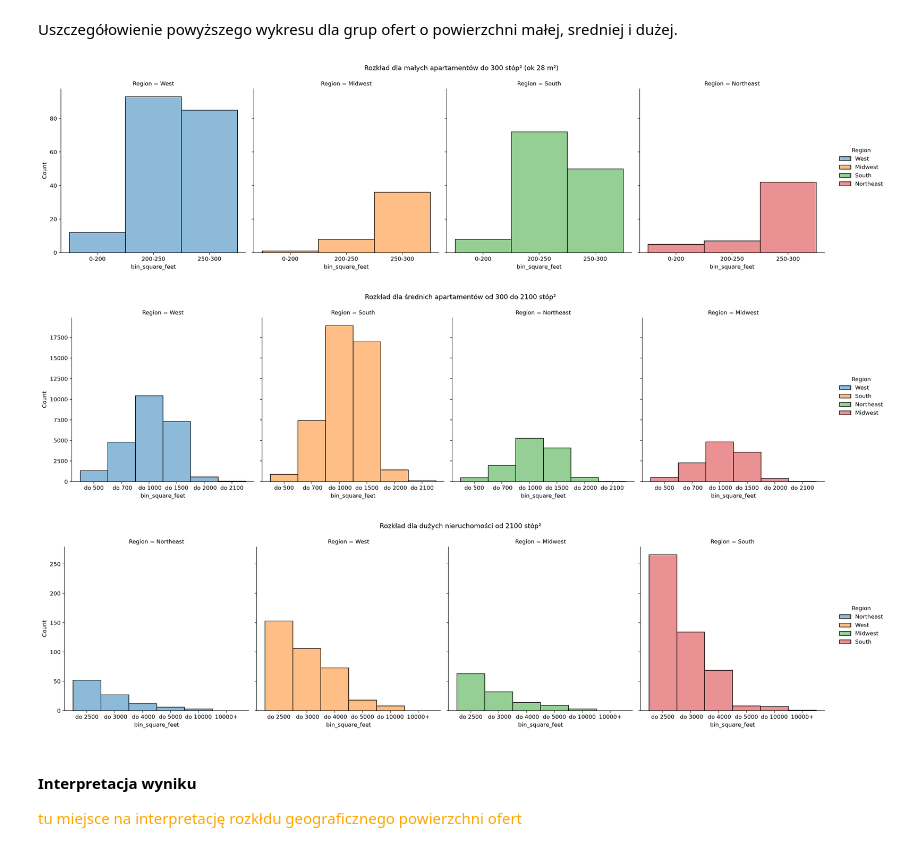
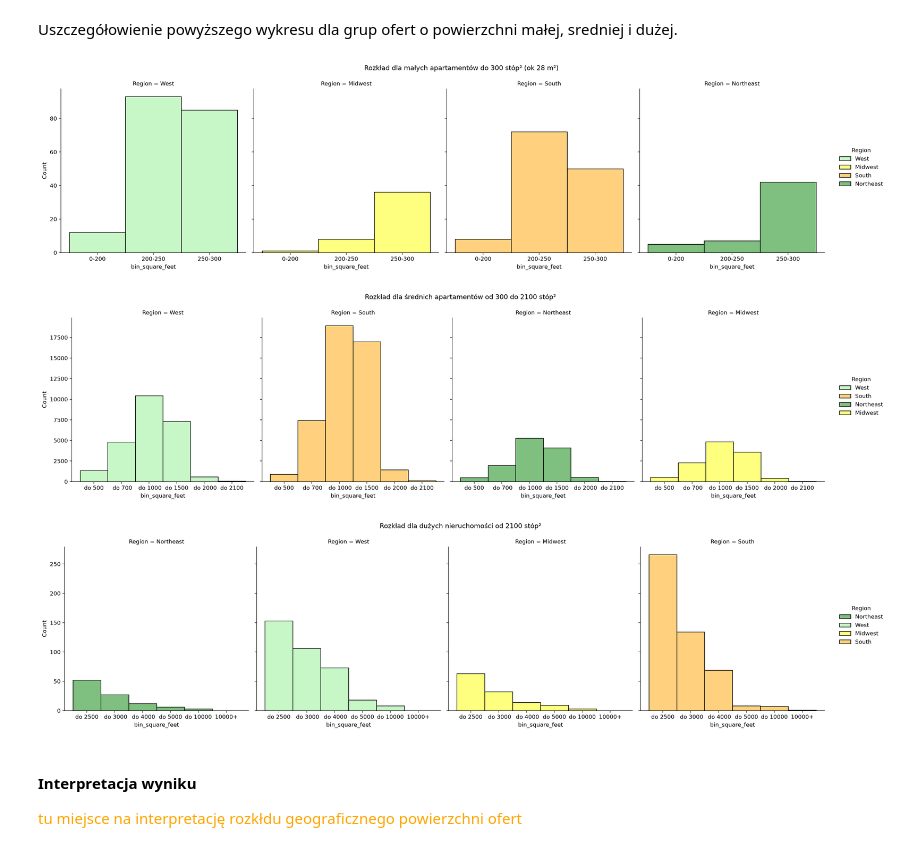
Before and after one commit to michalinahinc/Kurs_Analiza, a Jupyter notebook: analiza.ipynb, the cells around one changed output. Saved outputs shown, nothing was run; the diff lists cells and outputs as text; code cells hidden in the pictures.

```diff
--- a/analiza.ipynb
+++ b/analiza.ipynb
@@ -200,11 +200,28 @@ agg = (
 
 # wykres
 
+region_colors = {
+    "Northeast": "green",
+    "Midwest": "yellow",
+    "South": "orange",
+    "West": "lightgreen"
+}
+charakter_colors = {
+    "Roln": "green",
+    "Roln Przem": "darkolivegreen",
+    "Roln Przem Turyst": "lightgreen",
+    "Roln Turyst": "darkgoldenrod",
+    "Przem":"brown",
+    "Przem Turyst": "darkorange",
+    "Turyst": "yellow",
+    "": "skyblue"
+}
 fig = px.scatter(
     agg,
     x="charakter",
     y="bin_square_feet",
     color="Region",
+    color_discrete_map=region_colors,
     size="liczba",
     size_max=60,
     hover_data=["liczba"],
@@ -226,35 +243,41 @@ Uszczegółowienie powyższego wykresu dla grup ofert o powierzchni małej, sred
 # %%
 sns.displot(
     data=df1,
     x="bin_square_feet",
     col="Region",
-    hue="Region"
+    hue="Region",
+    palette=region_colors
+
 )
 plt.suptitle("Rozkład dla małych apartamentów do 300 stóp² (ok 28 m²)", y=1.05)
 plt.show()
 # %% [output]
-[figure, old version]
+[figure, new version]
 # %%
 sns.displot(
     data=df2,
     x="bin_square_feet",
     col="Region",
-    hue="Region"
+    hue="Region",
+    palette=region_colors
+
 )
 
 plt.suptitle("Rozkład dla średnich apartamentów od 300 do 2100 stóp² ", y=1.05)
 plt.show()
 # %% [output]
-[figure, old version]
+[figure, new version]
 # %%
 sns.displot(
     data=df3,
     x="bin_square_feet",
     col="Region",
-    hue="Region"
+    hue="Region",
+    palette=region_colors
+
 )
 
 plt.suptitle("Rozkład dla dużych nieruchomości od 2100 stóp² ", y=1.05)
 plt.show()
 # %% [output]
-[figure, old version]
+[figure, new version]
```
Also changed, not shown: parts of 5 cells of this notebook, 1 other file.
